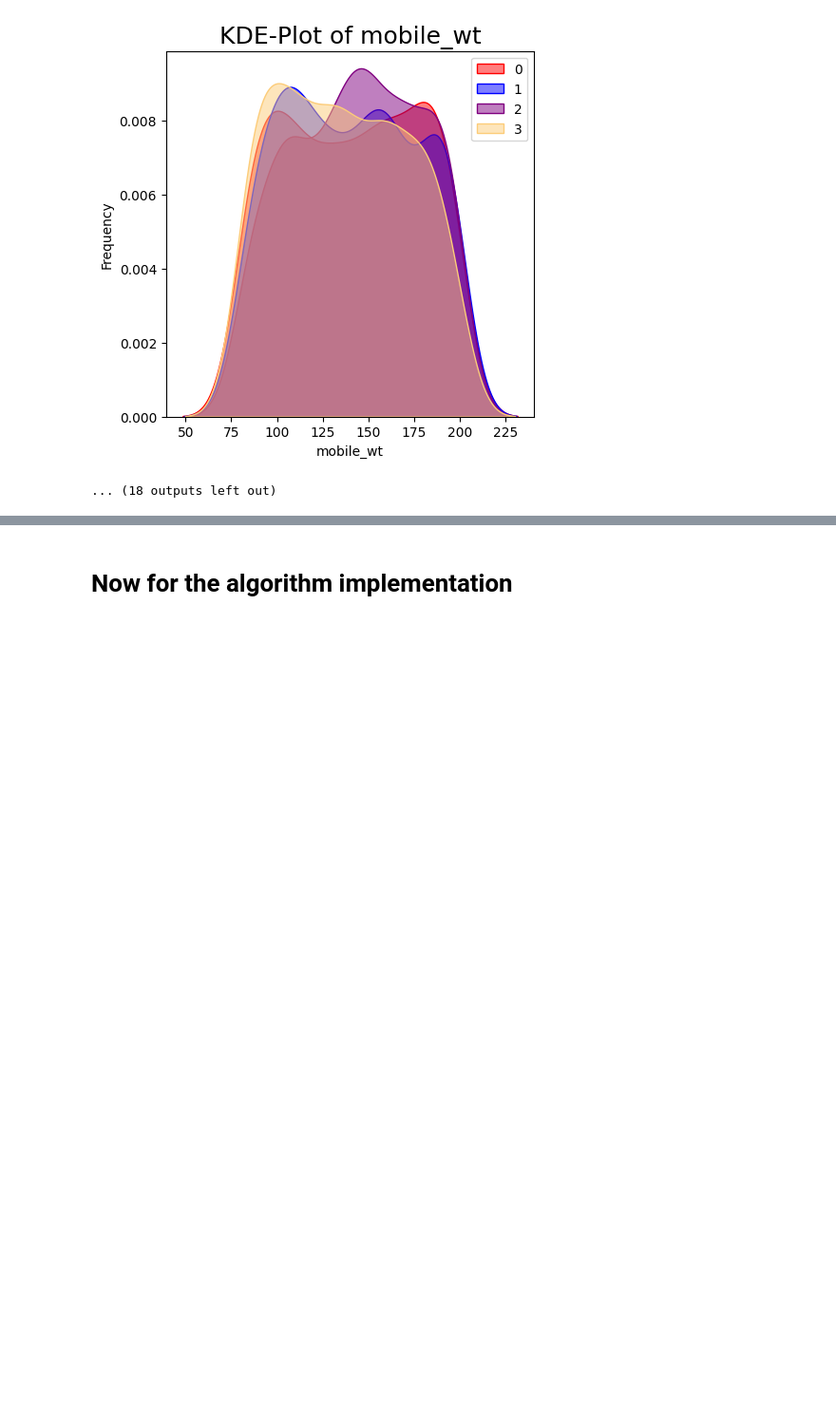
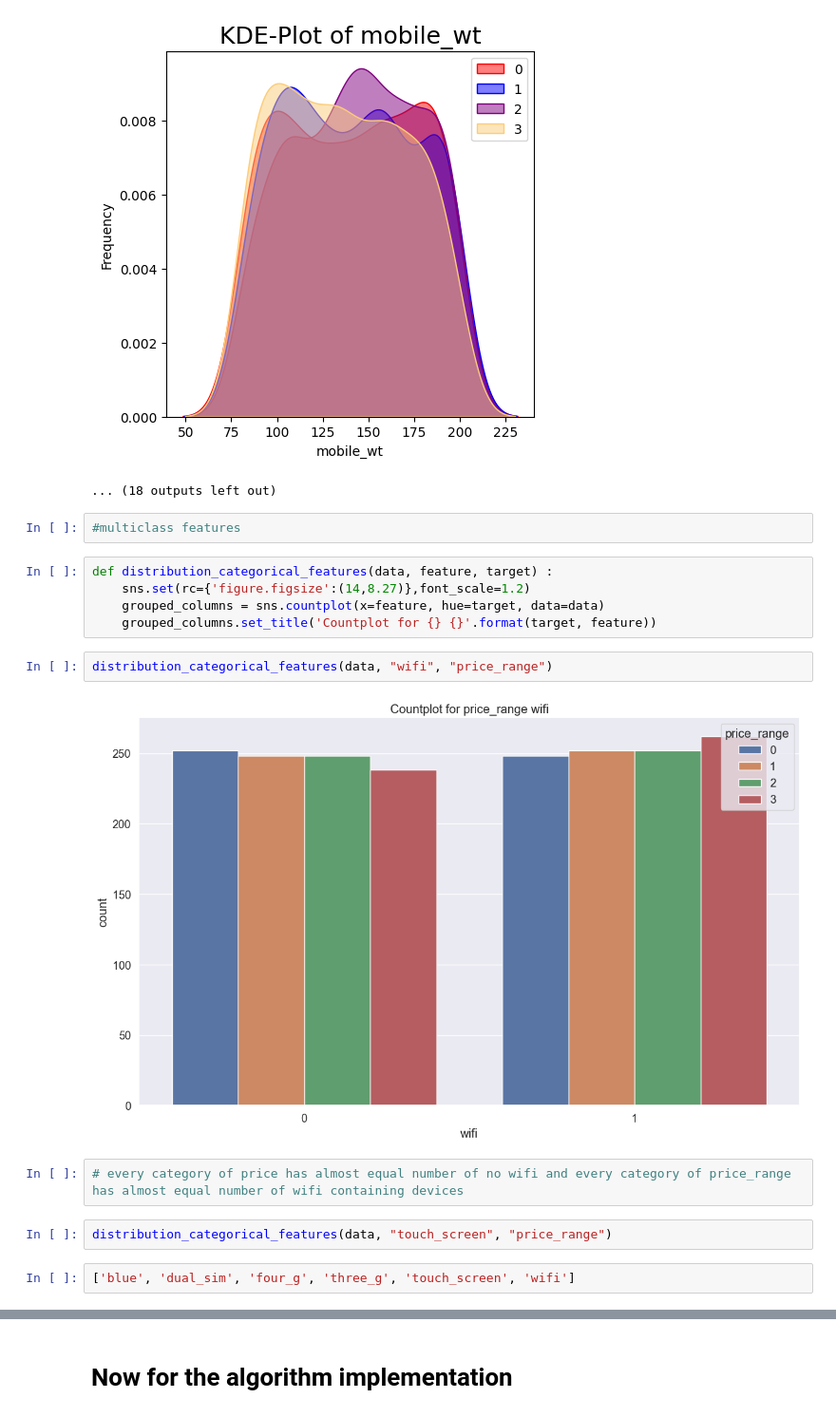
Before and after one commit to Samikshya0620/Mobile-Price-Classifier, a Jupyter notebook: randow_forest.ipynb, the cells around one changed output, grey strips where cells are left out. Shown at 95% size. Drawn from its saved outputs; the diff is of its cells as text; blank space fills up the shorter version.

```diff
--- a/randow_forest.ipynb
+++ b/randow_forest.ipynb
@@ -424,3 +424,20 @@ This will become an error in seaborn v0.14.0; please update your code.
   sns.kdeplot(data[data[target]==3][column], alpha=0.5,shade = True, color="#fccc79", label='3', ax = ax)
 [figure]
 ... (18 outputs left out)
+# %%
+#multiclass features
+# %%
+def distribution_categorical_features(data, feature, target) :
+    sns.set(rc={'figure.figsize':(14,8.27)},font_scale=1.2)
+    grouped_columns = sns.countplot(x=feature, hue=target, data=data)
+    grouped_columns.set_title('Countplot for {} {}'.format(target, feature))
+# %%
+distribution_categorical_features(data, "wifi", "price_range")
+# %% [output]
+[figure, added]
+# %%
+# every category of price has almost equal number of no wifi and every category of price_range has almost equal number of wifi containing devices
+# %%
+distribution_categorical_features(data, "touch_screen", "price_range")
+# %%
+['blue', 'dual_sim', 'four_g', 'three_g', 'touch_screen', 'wifi']
```
Also changed, not shown: parts of 3 cells of this notebook, 2 other files.
